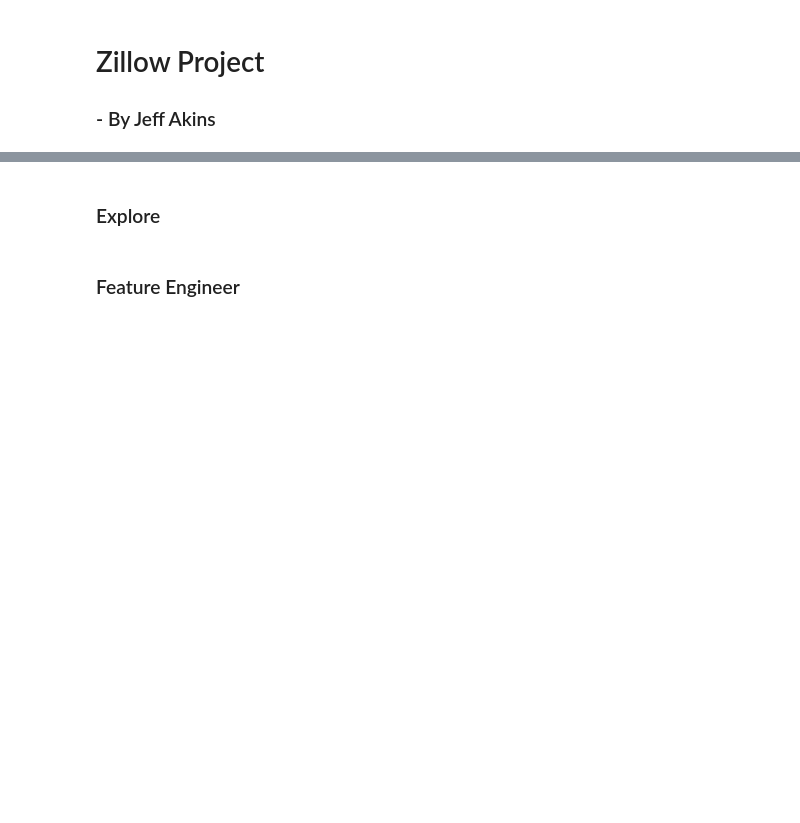
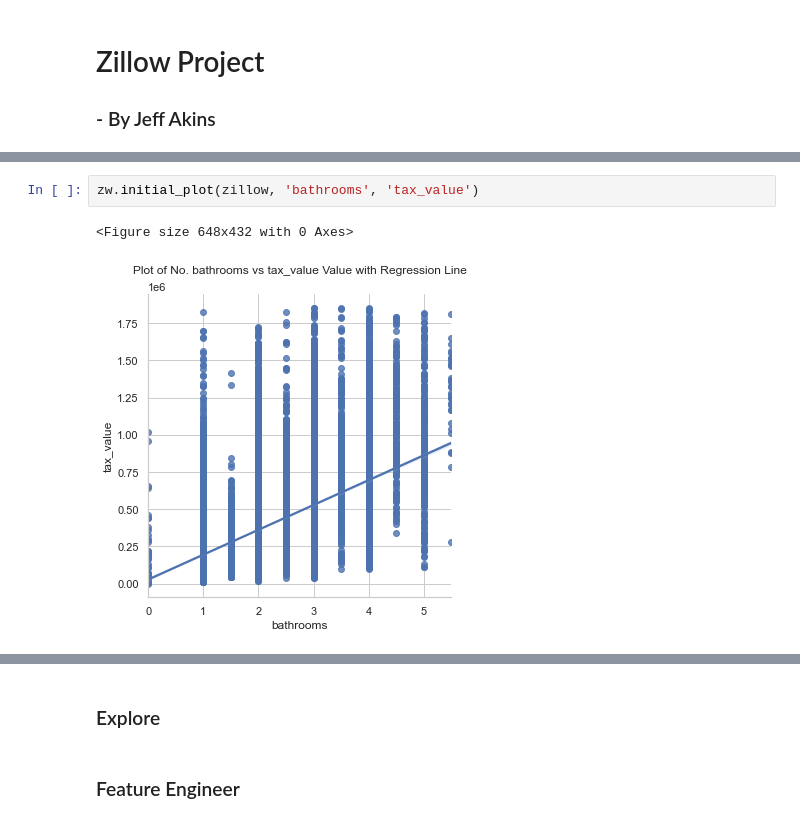
Before and after one commit to jeffakins/zillow_2017_project, a Jupyter notebook: zillow_project.ipynb, the cells around one changed output, grey strips where cells are left out. Cells and saved outputs as stored; diff of their text form; blank space fills up the shorter version.

```diff
--- a/zillow_project.ipynb
+++ b/zillow_project.ipynb
@@ -43,0 +57,5 @@ memory usage: 2.5 MB
+# %%
+zw.initial_plot(zillow, 'bathrooms', 'tax_value')
+# %% [output]
+<Figure size 648x432 with 0 Axes>
+[figure, added]
```
Also changed, not shown: parts of 14 cells of this notebook, 2 other files.
